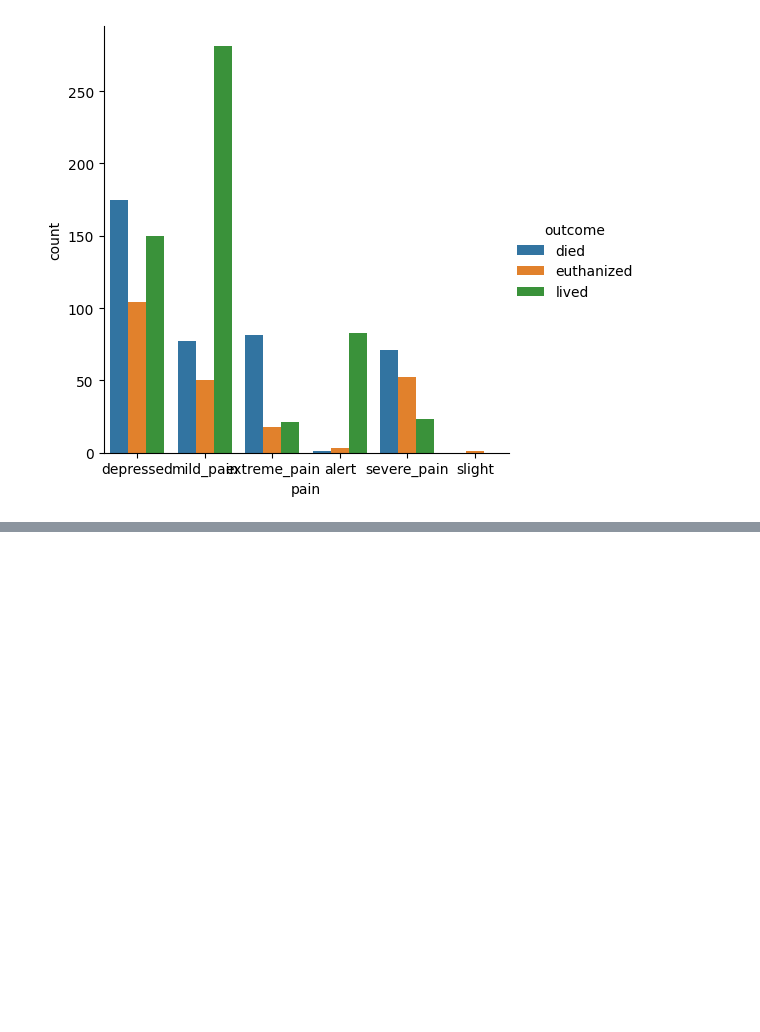
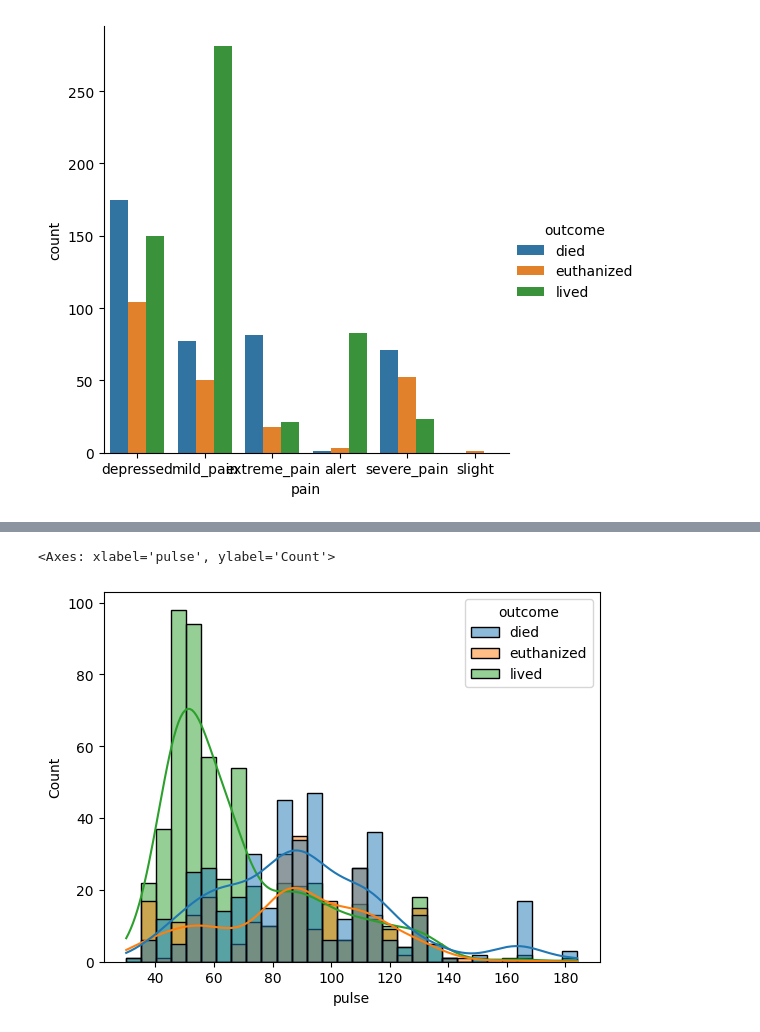
Before and after one commit to Iouize/e2, a Jupyter notebook: notebook_after.ipynb, the cells around one changed output, grey strips where cells are left out. Saved outputs shown, nothing was run; the diff lists cells and outputs as text; code cells hidden in the pictures; blank space fills up the shorter version.

```diff
--- a/notebook_after.ipynb
+++ b/notebook_after.ipynb
@@ -73,0 +137,5 @@ sns.catplot(data=train, x="pain", hue="outcome", kind="count")
+# %%
+sns.histplot(data=train, x="pulse", hue="outcome", kde=True, bins=30)
+# %% [output]
+<Axes: xlabel='pulse', ylabel='Count'>
+[figure, added]
```
Also changed, not shown: parts of 26 cells of this notebook, 1 other file.
